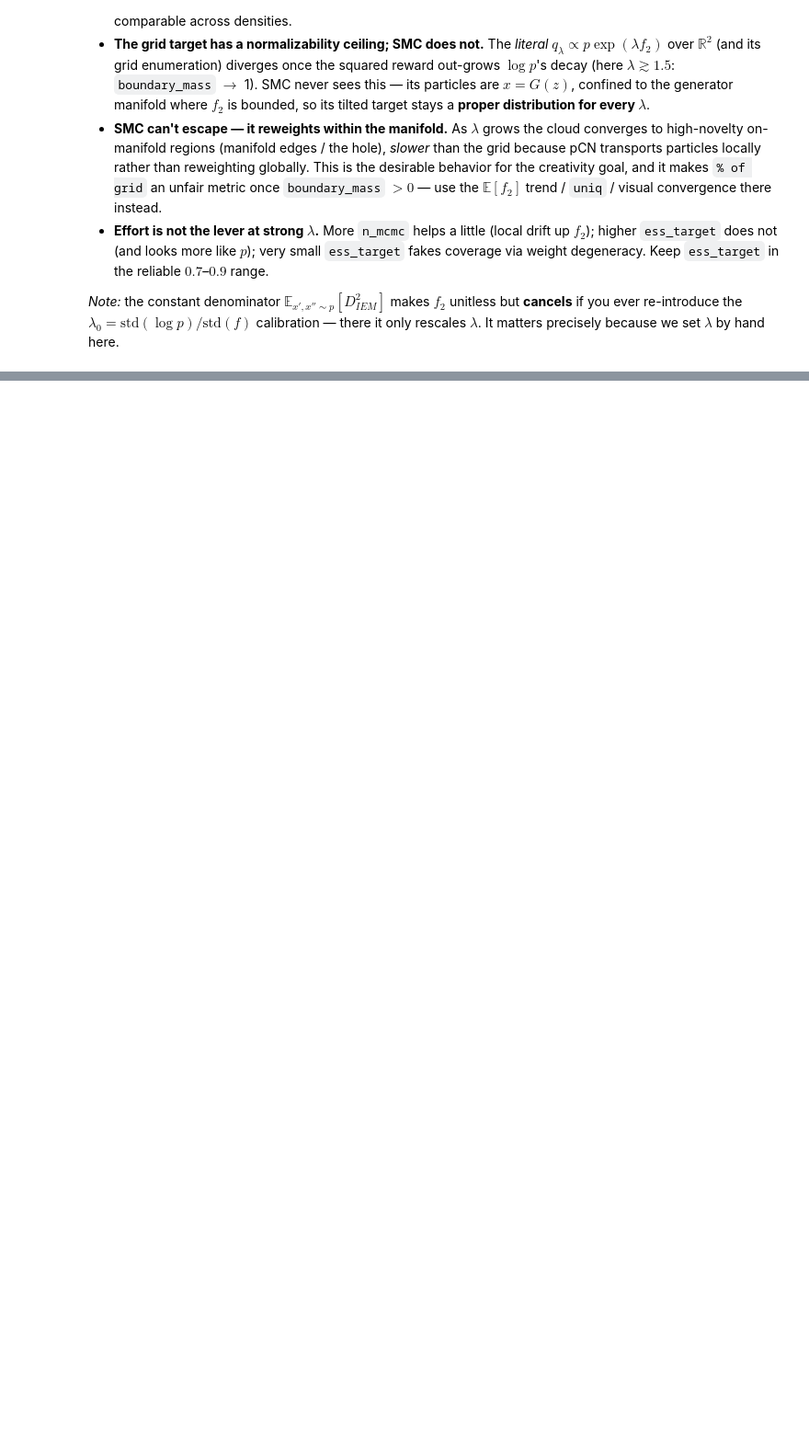
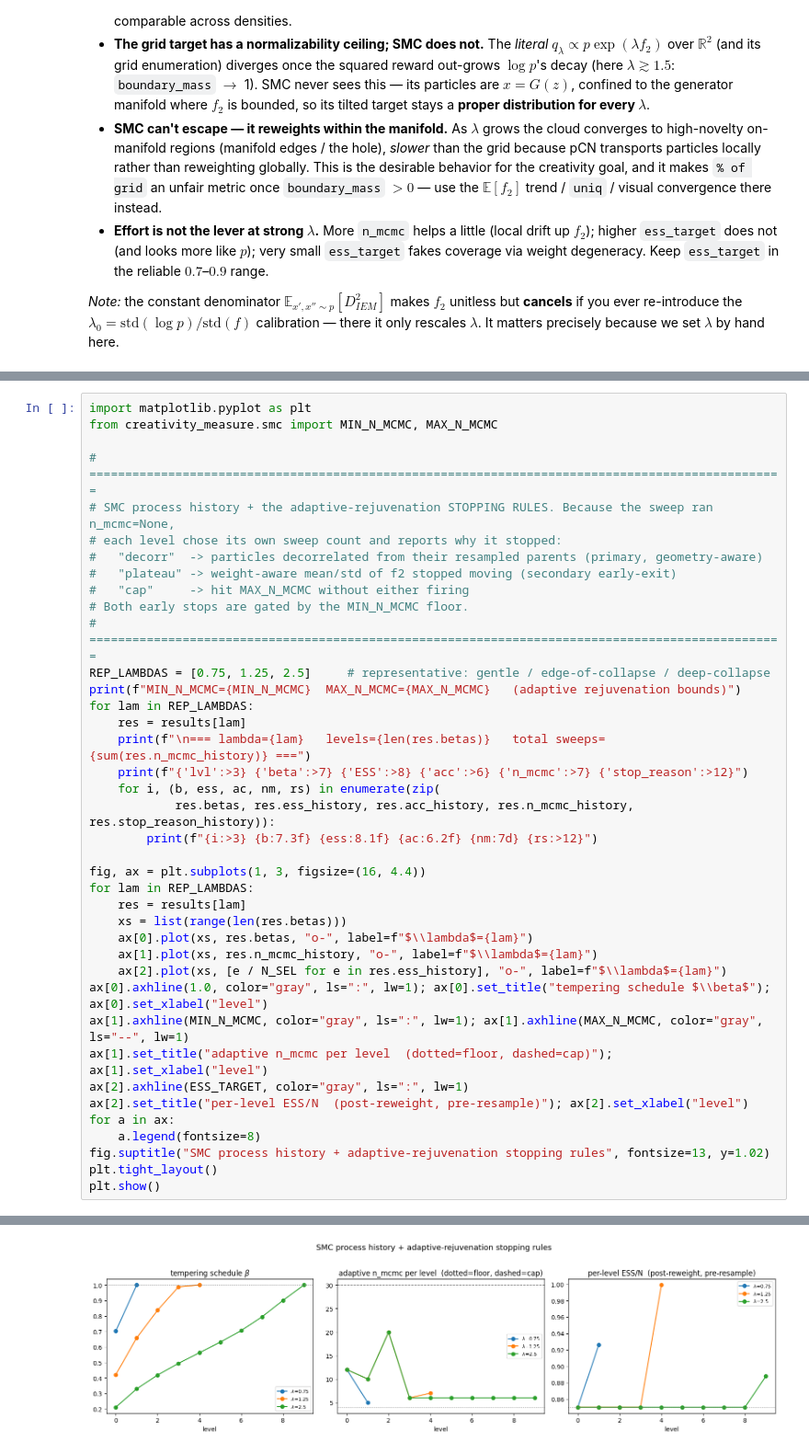
Before and after one commit to arielzoiz/creativity-measure, a Jupyter notebook: notebooks/normalized_squared_iem_tilt.ipynb, the cells around one changed output, grey strips where cells are left out. Shown at 92% size. Saved outputs shown, nothing was run; the diff lists cells and outputs as text; blank space fills up the shorter version.

```diff
--- a/notebooks/normalized_squared_iem_tilt.ipynb
+++ b/notebooks/normalized_squared_iem_tilt.ipynb
@@ -353,0 +499,40 @@ This is the *desirable* behavior for the creativity goal: SMC returns creative-b
+# %%
+import matplotlib.pyplot as plt
+from creativity_measure.smc import MIN_N_MCMC, MAX_N_MCMC
+
+# =================================================================================================
+# SMC process history + the adaptive-rejuvenation STOPPING RULES. Because the sweep ran n_mcmc=None,
+# each level chose its own sweep count and reports why it stopped:
+#   "decorr"  -> particles decorrelated from their resampled parents (primary, geometry-aware)
+#   "plateau" -> weight-aware mean/std of f2 stopped moving (secondary early-exit)
+#   "cap"     -> hit MAX_N_MCMC without either firing
+# Both early stops are gated by the MIN_N_MCMC floor.
+# =================================================================================================
+REP_LAMBDAS = [0.75, 1.25, 2.5]     # representative: gentle / edge-of-collapse / deep-collapse
+print(f"MIN_N_MCMC={MIN_N_MCMC}  MAX_N_MCMC={MAX_N_MCMC}   (adaptive rejuvenation bounds)")
+for lam in REP_LAMBDAS:
+    res = results[lam]
+    print(f"\n=== lambda={lam}   levels={len(res.betas)}   total sweeps={sum(res.n_mcmc_history)} ===")
+    print(f"{'lvl':>3} {'beta':>7} {'ESS':>8} {'acc':>6} {'n_mcmc':>7} {'stop_reason':>12}")
+    for i, (b, ess, ac, nm, rs) in enumerate(zip(
+            res.betas, res.ess_history, res.acc_history, res.n_mcmc_history, res.stop_reason_history)):
+        print(f"{i:>3} {b:7.3f} {ess:8.1f} {ac:6.2f} {nm:7d} {rs:>12}")
+
+fig, ax = plt.subplots(1, 3, figsize=(16, 4.4))
+for lam in REP_LAMBDAS:
+    res = results[lam]
+    xs = list(range(len(res.betas)))
+    ax[0].plot(xs, res.betas, "o-", label=f"$\\lambda$={lam}")
+    ax[1].plot(xs, res.n_mcmc_history, "o-", label=f"$\\lambda$={lam}")
+    ax[2].plot(xs, [e / N_SEL for e in res.ess_history], "o-", label=f"$\\lambda$={lam}")
+ax[0].axhline(1.0, color="gray", ls=":", lw=1); ax[0].set_title("tempering schedule $\\beta$"); ax[0].set_xlabel("level")
+ax[1].axhline(MIN_N_MCMC, color="gray", ls=":", lw=1); ax[1].axhline(MAX_N_MCMC, color="gray", ls="--", lw=1)
+ax[1].set_title("adaptive n_mcmc per level  (dotted=floor, dashed=cap)"); ax[1].set_xlabel("level")
+ax[2].axhline(ESS_TARGET, color="gray", ls=":", lw=1)
+ax[2].set_title("per-level ESS/N  (post-reweight, pre-resample)"); ax[2].set_xlabel("level")
+for a in ax:
+    a.legend(fontsize=8)
+fig.suptitle("SMC process history + adaptive-rejuvenation stopping rules", fontsize=13, y=1.02)
+plt.tight_layout()
+plt.show()
+# %% [output]
@@ -353,0 +556 @@ This is the *desirable* behavior for the creativity goal: SMC returns creative-b
+[figure, added]
```
Also changed, not shown: parts of 15 cells of this notebook.
